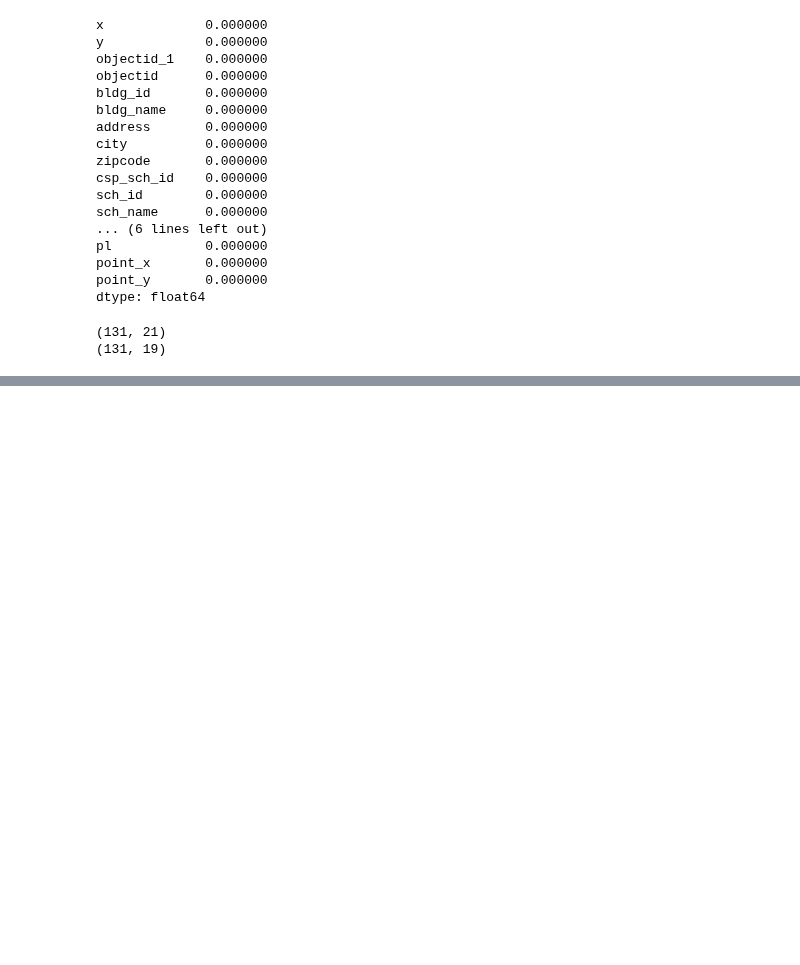
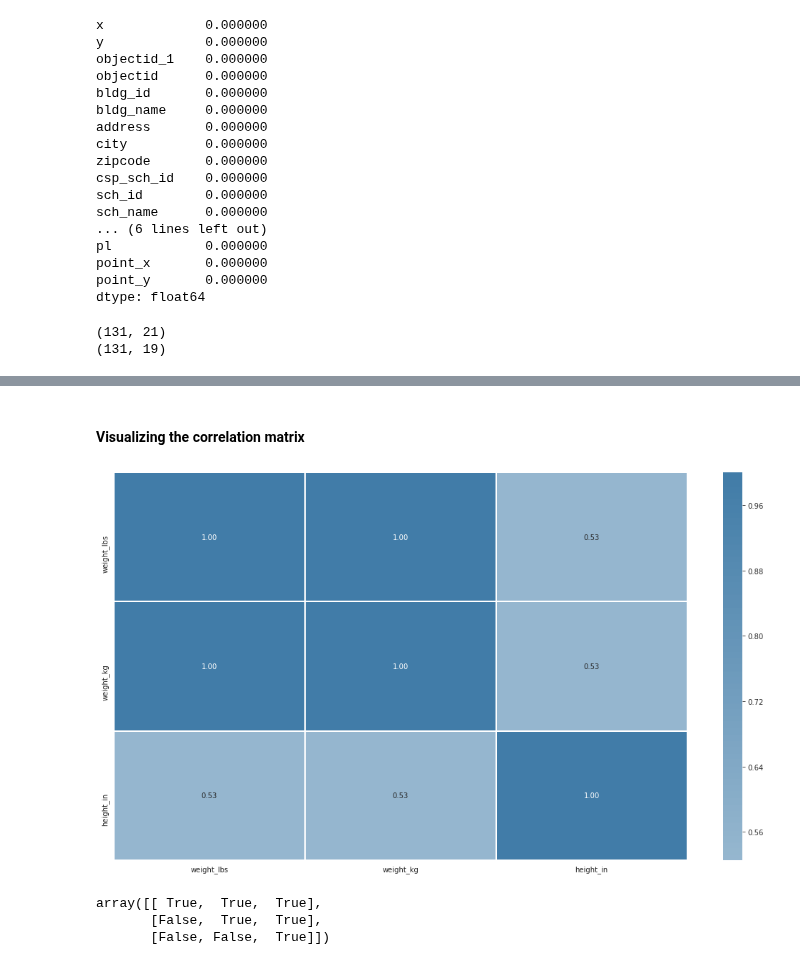
Before and after one commit to MikSm1th/datacamp_notes, a Jupyter notebook: dimension_reduction/2_Feature_selection_1.ipynb, the cells around one changed output, grey strips where cells are left out. Saved outputs shown, nothing was run; the diff lists cells and outputs as text; code cells hidden in the pictures; blank space fills up the shorter version.

```diff
--- a/dimension_reduction/2_Feature_selection_1.ipynb
+++ b/dimension_reduction/2_Feature_selection_1.ipynb
@@ -329,0 +356,23 @@ print(reduced_df.shape)
+# %% [markdown]
+#### Visualizing the correlation matrix
+# %%
+cmap = sns.diverging_palette(h_neg=10,
+                           h_pos=240,
+                           as_cmap=True)
+
+sns.heatmap(ansur.corr(), center=0,
+           cmap=cmap, linewidth=1,
+           annot=True, fmt='.2f')
+
+plt.show()
+# %% [output]
+[figure, added]
+# %%
+corr = ansur.corr()
+
+mask = np.triu(np.ones_like(corr, dtype=bool))
+mask
+# %% [output]
+array([[ True,  True,  True],
+       [False,  True,  True],
+       [False, False,  True]])
```
Also changed, not shown: parts of 12 cells of this notebook, 1 other file.
